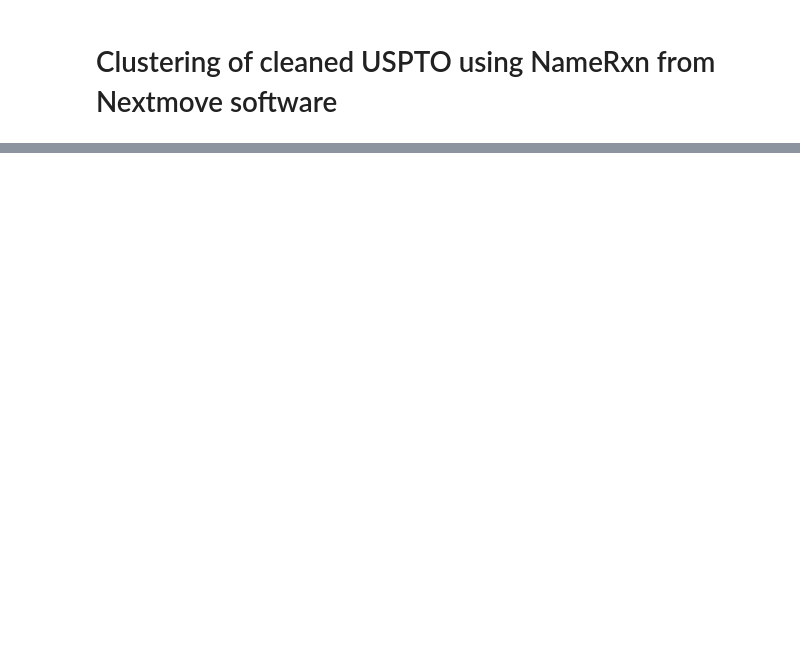
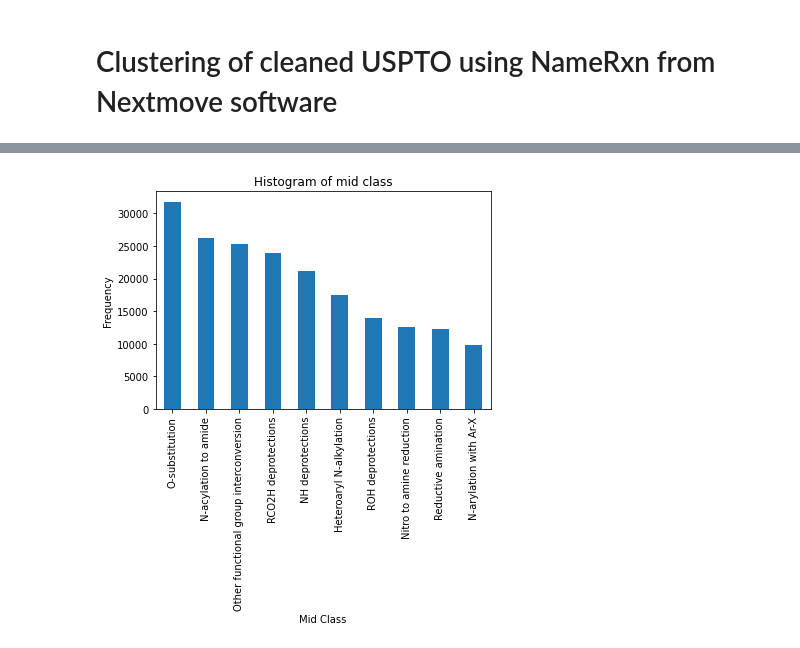
Before and after one commit to sustainable-processes/chemical-parameter-sharing, a Jupyter notebook: clustering.ipynb, the cells around one changed output, grey strips where cells are left out. Cells and saved outputs as stored; diff of their text form; code cells hidden in the pictures; blank space fills up the shorter version.

```diff
--- a/clustering.ipynb
+++ b/clustering.ipynb
@@ -51,0 +166,9 @@ len(classified_rxn_df)
+# %%
+# Plot histogram
+df['mid class'].value_counts()[:10].plot(kind='bar')
+plt.title('Histogram of mid class')
+plt.xlabel('Mid Class')
+plt.ylabel('Frequency')
+plt.show()
+# %% [output]
+[figure, added]
```
Also changed, not shown: parts of 15 cells of this notebook, 2 other files.
